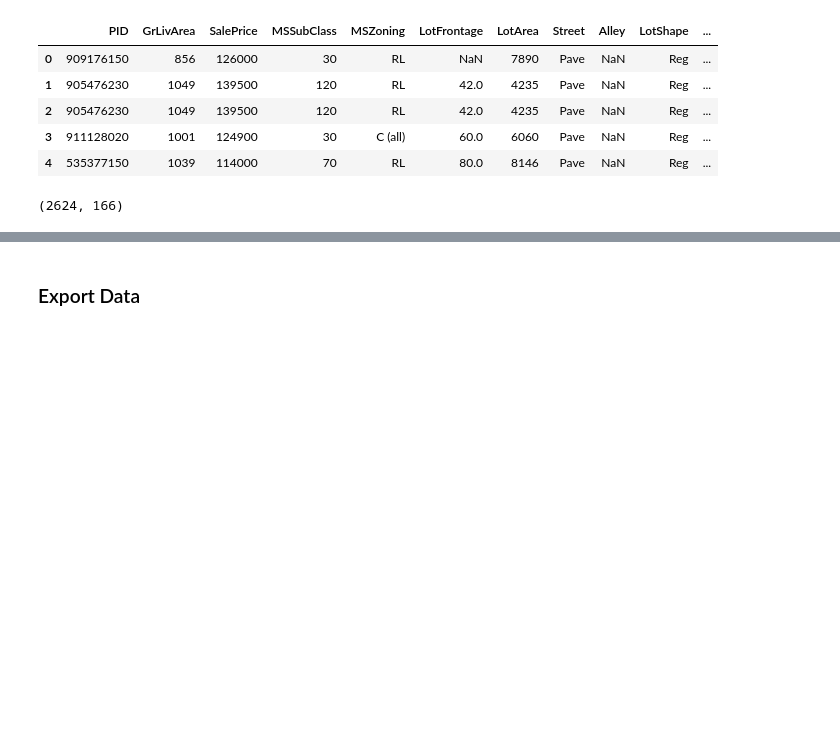
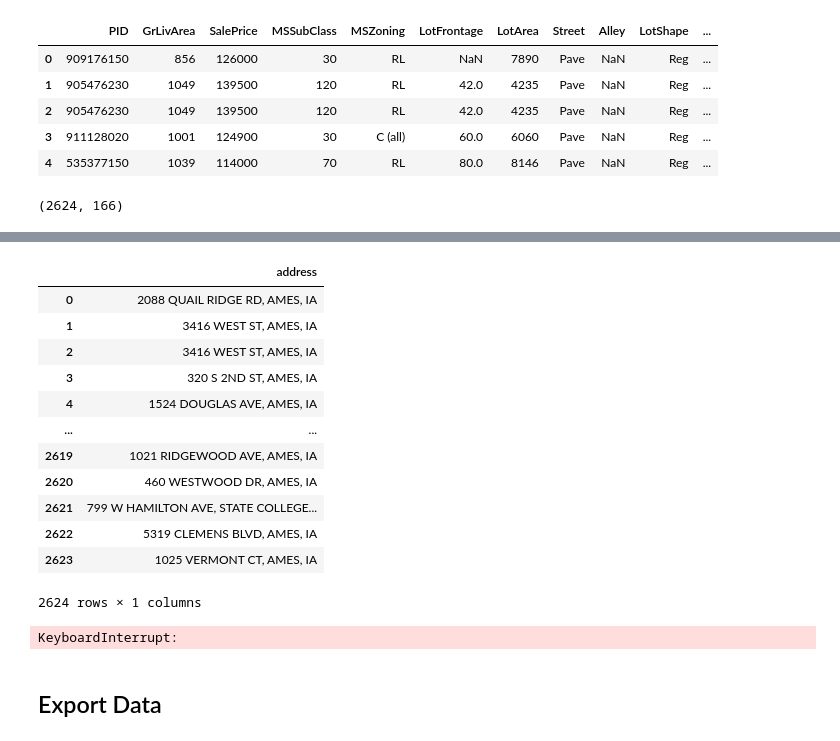
Before and after one commit to danieljinchoy/ames_housing_ml, a Jupyter notebook: Data_Preprocessing.ipynb, the cells around one changed output, grey strips where cells are left out. Drawn from its saved outputs; the diff is of its cells as text; code cells hidden in the pictures; blank space fills up the shorter version.

Commit message:
added geocoding

```diff
--- a/Data_Preprocessing.ipynb
+++ b/Data_Preprocessing.ipynb
@@ -191,0 +233,19 @@ ames_df.shape
+# %%
+ames_df['address'] = ames_df['MA_Line1'].map(str) + ', ' + ames_df['MA_City'].map(str) + ', ' + \
+ames_df['MA_State'].map(str)
+# %%
+ames_df[['address']]
+# %% [output]
+|  | address |
+| 0 | 2088 QUAIL RIDGE RD, AMES, IA |
+| 1 | 3416 WEST ST, AMES, IA |
+| 2 | 3416 WEST ST, AMES, IA |
+| 3 | 320 S 2ND ST, AMES, IA |
+| 4 | 1524 DOUGLAS AVE, AMES, IA |
+| ... | ... |
+| 2619 | 1021 RIDGEWOOD AVE, AMES, IA |
+| 2620 | 460 WESTWOOD DR, AMES, IA |
+| 2621 | 799 W HAMILTON AVE, STATE COLLEGE... |
+| 2622 | 5319 CLEMENS BLVD, AMES, IA |
+| 2623 | 1025 VERMONT CT, AMES, IA |
+2624 rows × 1 columns
@@ -191,0 +255,13 @@ ames_df.shape
+# %%
+from geopy.extra.rate_limiter import RateLimiter
+
+# 1 - conveneint function to delay between geocoding calls
+geocode = RateLimiter(locator.geocode, min_delay_seconds=1)
+# 2- - create location column
+ames_df['location'] = ames_df['address'].apply(geocode)
+# 3 - create longitude, laatitude and altitude from location column (returns tuple)
+ames_df['point'] = ames_df['location'].apply(lambda loc: tuple(loc.point) if loc else None)
+# 4 - split point column into latitude, longitude and altitude columns
+ames_df[['latitude', 'longitude', 'altitude']] = pd.DataFrame(ames_df['point'].tolist(), index=df.index)
+# %% [output]
+KeyboardInterrupt:
@@ -192,5 +270,5 @@ ames_df.shape
 # %% [markdown]
-### Export Data
+## Export Data
 # %%
 housing.to_csv('data/Ames_Housing_Price_Data.csv')
 # %%
```
Also changed, not shown: parts of 6 cells of this notebook, 1 other file.
